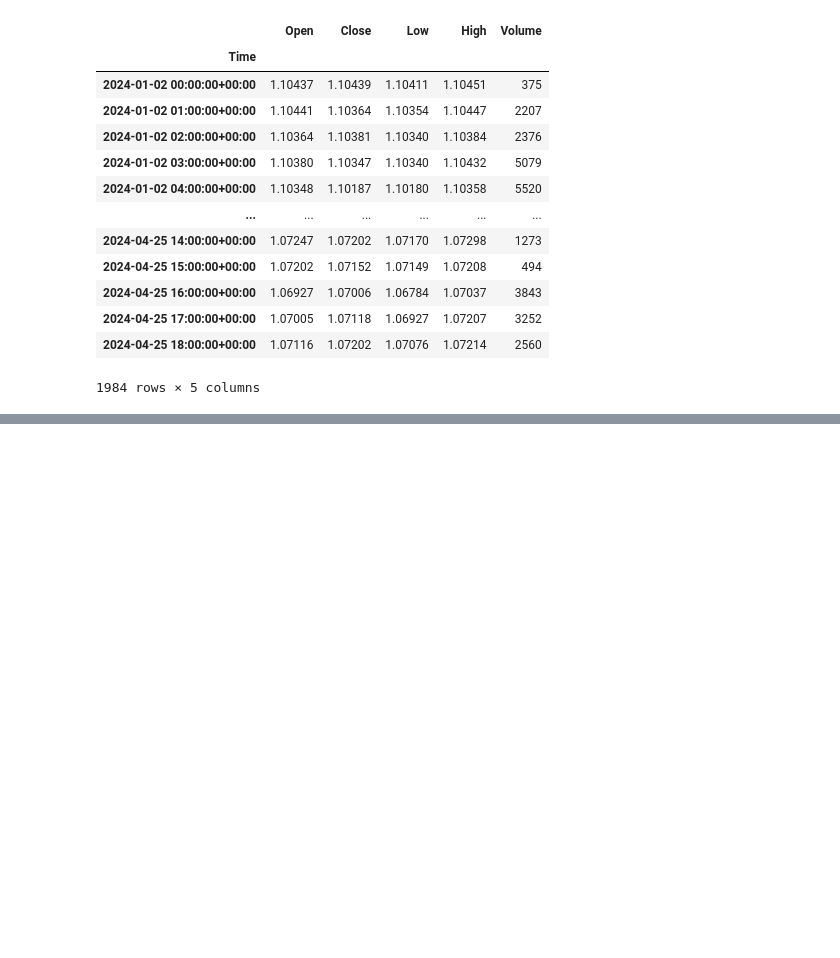
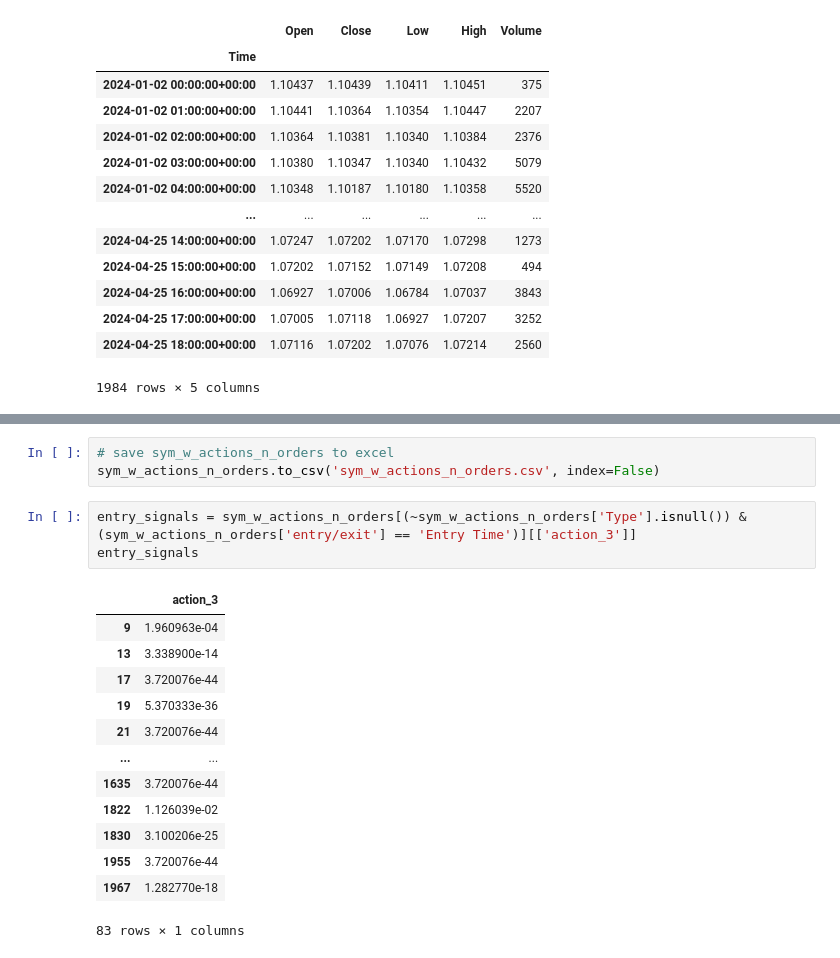
Before and after one commit to lilfetz22/gym_mtsim_forked, a Jupyter notebook: examples/saving_tested_model.ipynb, the cells around one changed output, grey strips where cells are left out. Cells and saved outputs as stored; diff of their text form; blank space fills up the shorter version.

```diff
--- a/examples/saving_tested_model.ipynb
+++ b/examples/saving_tested_model.ipynb
@@ -644,0 +744,20 @@ ValueError: too many values to unpack (expected 2)
+# %%
+# save sym_w_actions_n_orders to excel
+sym_w_actions_n_orders.to_csv('sym_w_actions_n_orders.csv', index=False)
+# %%
+entry_signals = sym_w_actions_n_orders[(~sym_w_actions_n_orders['Type'].isnull()) & (sym_w_actions_n_orders['entry/exit'] == 'Entry Time')][['action_3']]
+entry_signals
+# %% [output]
+|  | action_3 |
+| 9 | 1.960963e-04 |
+| 13 | 3.338900e-14 |
+| 17 | 3.720076e-44 |
+| 19 | 5.370333e-36 |
+| 21 | 3.720076e-44 |
+| ... | ... |
+| 1635 | 3.720076e-44 |
+| 1822 | 1.126039e-02 |
+| 1830 | 3.100206e-25 |
+| 1955 | 3.720076e-44 |
+| 1967 | 1.282770e-18 |
+83 rows × 1 columns
```
Also changed, not shown: parts of 13 cells of this notebook.
